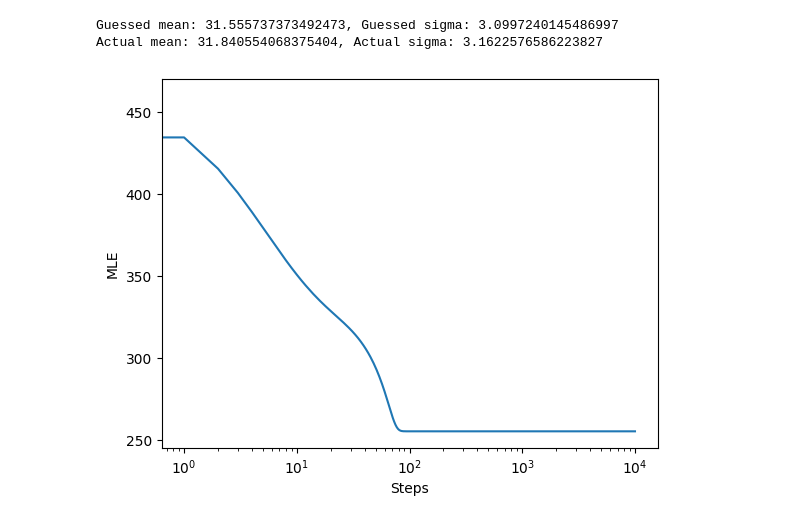
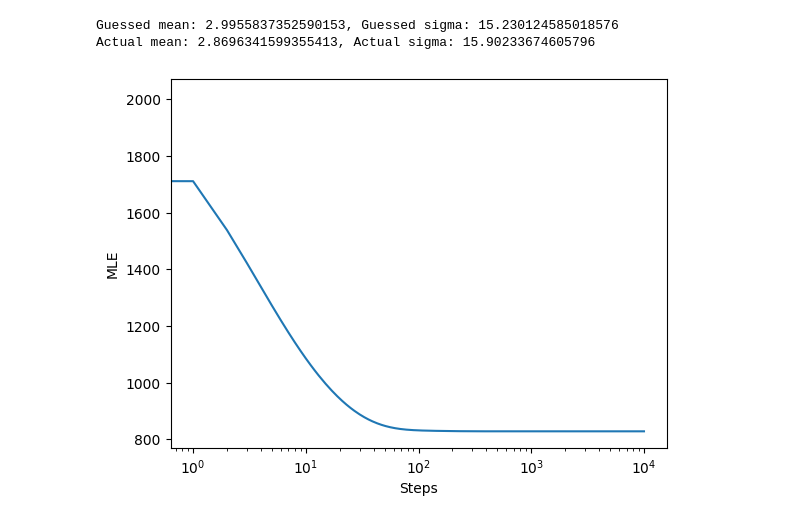
Before and after one commit to wfsooner/WF_Quant_Practice, a Jupyter notebook: 1.8 Maximum Likelihood.ipynb, the cells around one changed output. Saved outputs shown, nothing was run; the diff lists cells and outputs as text; code cells hidden in the pictures.

```diff
--- a/1.8 Maximum Likelihood.ipynb
+++ b/1.8 Maximum Likelihood.ipynb
@@ -33,7 +33,7 @@ from scipy.integrate import quad
 # Generate random normally distributed data
 secret_mean = random.uniform(0, 100)
 secret_sigma = random.uniform(1, 20)
-n = 100
+n = 200
 random_numbers = np.random.normal(loc=secret_mean, scale=secret_sigma, size=n)
 
 def gauss_prob(mean, sigma, data_point):
@@ -50,37 +50,37 @@ def sigma_gradient(mean, sigma, data): # Partial Derivative of MLE with respect
     return (n / sigma) - (np.sum((data - mean)**2) / (sigma**3))
 
 
-def find_mean_sigma(mean_guess, sigma_guess, data, steps=100, mean_eta=0.1, sigma_eta=0.01):
+def find_mean_sigma(mean_guess, sigma_guess, data, steps=100, mean_eta=0.05, sigma_eta=0.005):
     mle_tracker = []
 
     mean = mean_guess
     sigma = sigma_guess
 
     for i in range(steps):
         mean_grad = mean_gradient(mean, sigma, data)
         sigma_grad = sigma_gradient(mean, sigma, data)
 
         mean = mean - mean_eta * mean_grad # Gradient Descent of mean
         sigma = sigma - sigma_eta * sigma_grad # Gradient Descent of sigma
 
         mle = gauss_mle(mean, sigma, data)
         mle_tracker.append(mle)
 
     plt.plot(mle_tracker) # Seeing how MLE converges to the actual mean and sigma
     plt.xscale('log')
     plt.xlabel('Steps')
     plt.ylabel('MLE')
 
     return mean, sigma
 
 mean, sigma = find_mean_sigma(50, 10, random_numbers, steps=10000)
 
 print(f"Guessed mean: {mean}, Guessed sigma: {sigma}")
 print(f"Actual mean: {secret_mean}, Actual sigma: {secret_sigma}")
 # %% [output]
-Guessed mean: 31.555737373492473, Guessed sigma: 3.0997240145486997
-Actual mean: 31.840554068375404, Actual sigma: 3.1622576586223827
+Guessed mean: 2.9955837352590153, Guessed sigma: 15.230124585018576
+Actual mean: 2.8696341599355413, Actual sigma: 15.90233674605796
-[figure, old version]
+[figure, new version]
 # %%
 """
 The true mean and variance can be found as such:
```
Also changed, not shown: parts of 2 cells of this notebook, 2 other files.
